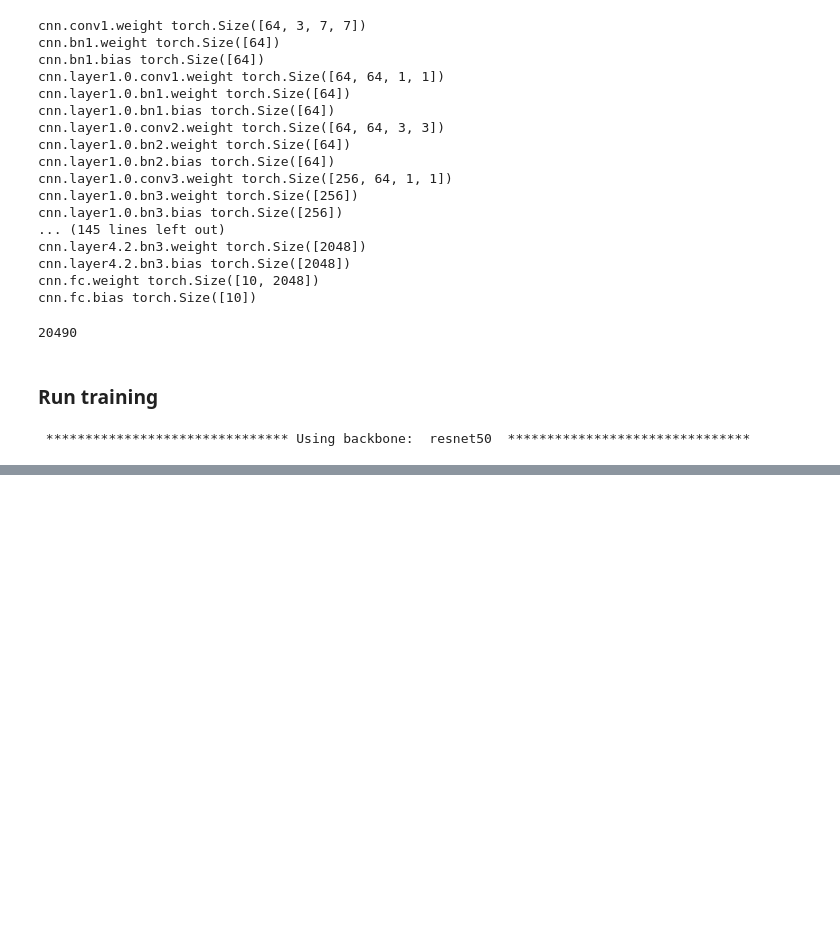
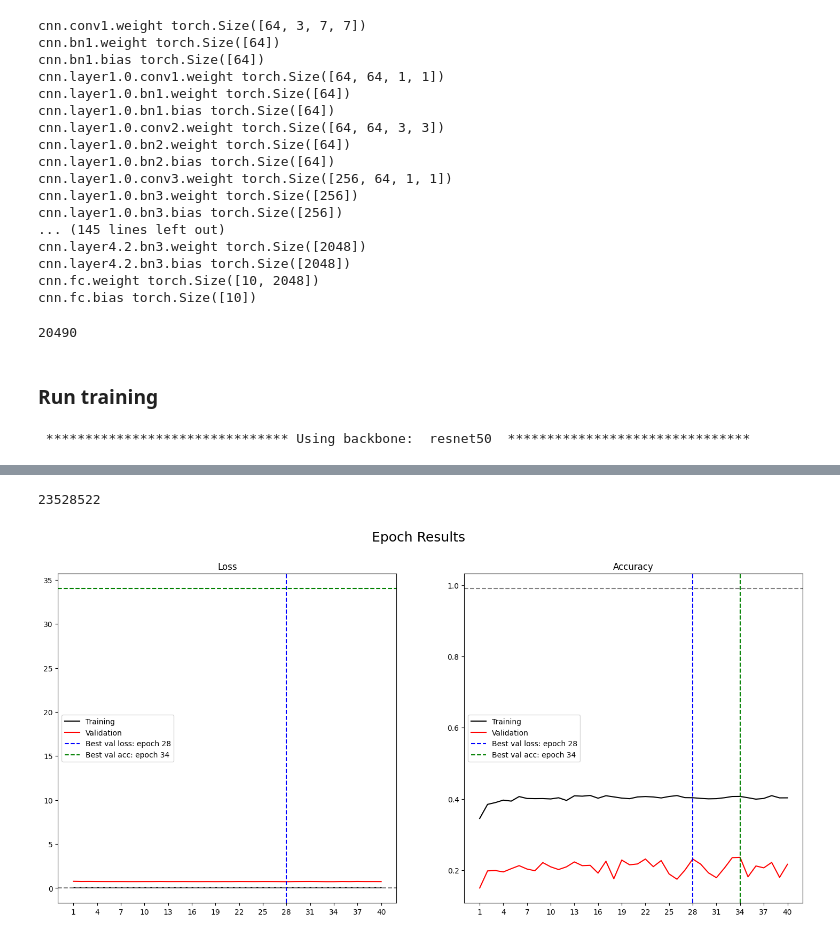
Before and after one commit to 00015775/learning-lab, a Jupyter notebook: pytorch/notebooks/03_experiment_timm_cont.ipynb, the cells around one changed output, grey strips where cells are left out. Cells and saved outputs as stored; diff of their text form; code cells hidden in the pictures; blank space fills up the shorter version.

```diff
--- a/pytorch/notebooks/03_experiment_timm_cont.ipynb
+++ b/pytorch/notebooks/03_experiment_timm_cont.ipynb
@@ -720,0 +748,54 @@ KeyboardInterrupt:
+# %%
+sum([p.numel() for p in model.parameters() if param.requires_grad == True])
+# %% [output]
+23528522
+# %%
+fig = plt.figure(figsize=(18, 8))
+fig.suptitle("Epoch Results", fontsize = 18)
+
+epochs_range = np.arange(1, CFG.N_EPOCHS + 1, 1)
+
+# purely for visual ease, but not required cuz still understendable
+if CFG.N_EPOCHS <= 20:
+  x_ticks = np.arange(1, CFG.N_EPOCHS + 1, 1)
+else:
+  x_ticks = np.arange(1, CFG.N_EPOCHS + 1, int(CFG.N_EPOCHS/20) + 1)
+
+# ================================ #
+
+# Loss plot
+ax1 = plt.subplot(1,2,1)
+ax1.plot(epochs_range, train_loss_history, label="Training", color="black")
+ax1.plot(epochs_range, valid_loss_history, label="Validation", color="red")
+plt.xticks(x_ticks)
+
+# draw horizontal line for best epoch loss
+plt.axhline(0, linestyle="dashed", color="grey")
+plt.axvline(best_epoch_loss, linestyle = "dashed", color="blue",
+            label="Best val loss: epoch " + str(best_epoch_loss))
+
+# draw vertical line for best epoch accuracy
+plt.axhline(best_epoch_acc, linestyle = "dashed", color = "green",
+            label = "Best val acc: epoch " + str(best_epoch_acc))
+plt.title("Loss")
+ax1.legend()
+
+# ================================ #
+
+# Accuracy Plot
+ax2 = plt.subplot(1,2,2)
+ax2.plot(epochs_range, train_acc_history, label="Training", color="black")
+ax2.plot(epochs_range, valid_acc_history, label="Validation", color="red")
+plt.xticks(x_ticks)
+
+# draw horizontal line for best epoch accuracy
+plt.axhline(0.99, linestyle="dashed", color="grey")
+plt.axvline(best_epoch_loss, linestyle="dashed", color="blue",
+            label="Best val loss: epoch " + str(best_epoch_loss))
+plt.axvline(best_epoch_acc, linestyle="dashed", color="green",
+            label="Best val acc: epoch " + str(best_epoch_acc))
+plt.title("Accuracy")
+ax2.legend()
+plt.show()
+# %% [output]
+[figure, added]
```
Also changed, not shown: parts of 20 cells of this notebook.
